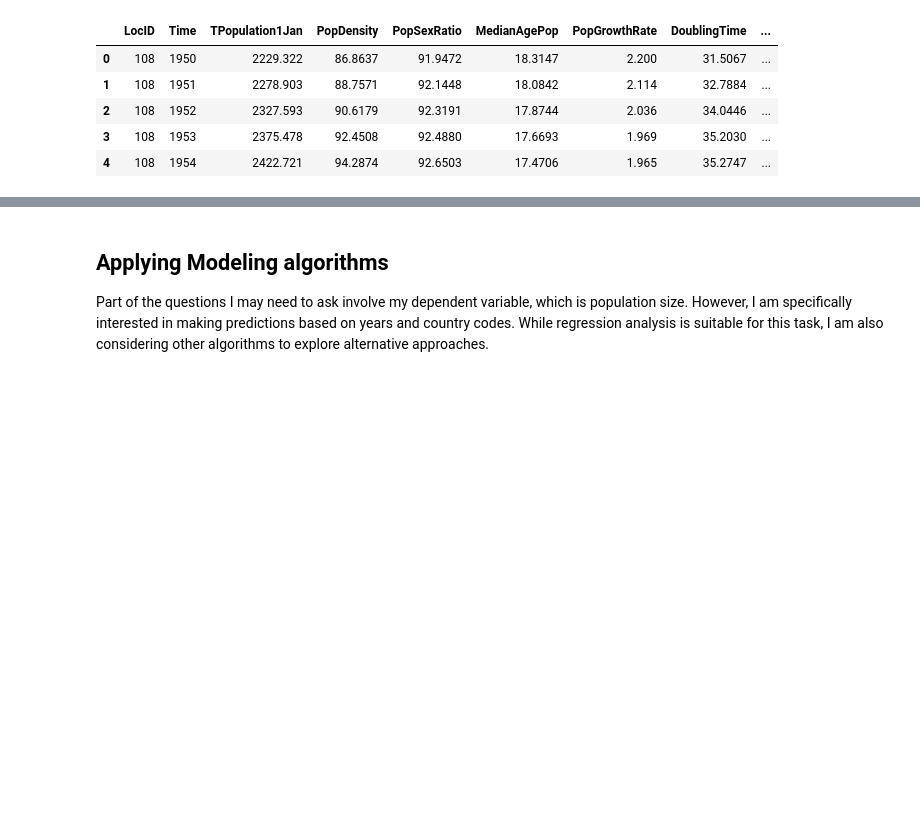
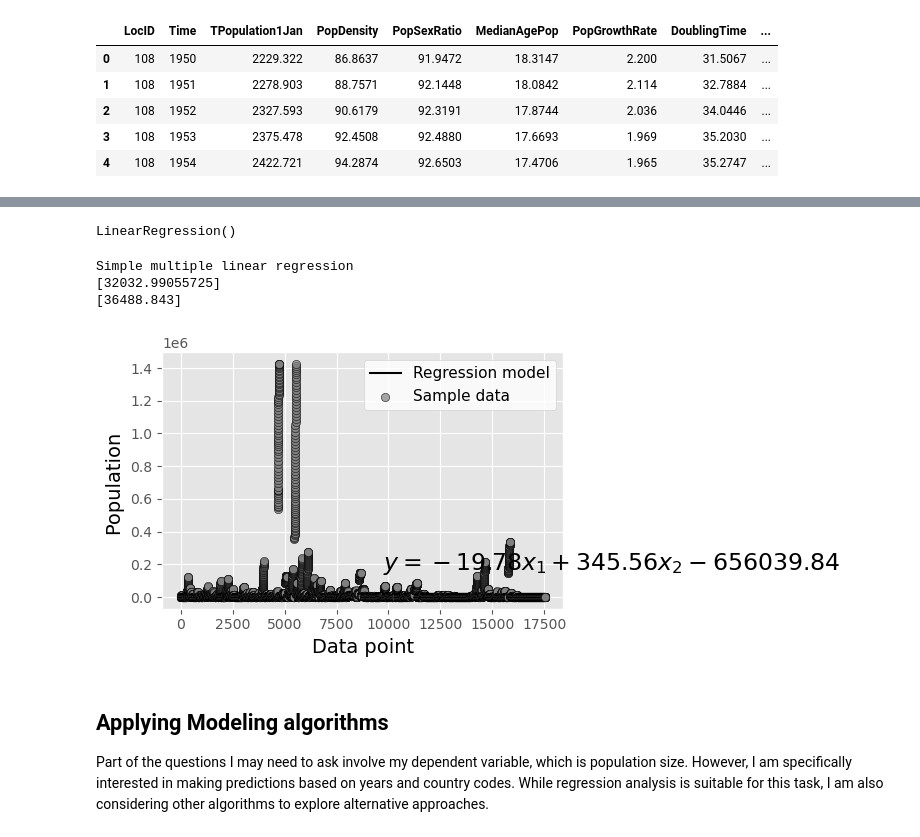
Before and after one commit to t-developerDataAnalysis/big-data-analytics-project, a Jupyter notebook: modeling.ipynb, the cells around one changed output, grey strips where cells are left out. Saved outputs shown, nothing was run; the diff lists cells and outputs as text; code cells hidden in the pictures; blank space fills up the shorter version.

Commit message:
Inclusion of the modeling for linear regressions

```diff
--- a/modeling.ipynb
+++ b/modeling.ipynb
@@ -62,3 +77,81 @@ population_data =  population_data_origin.drop("Location", axis='columns')
+# %%
+# Separate the independent variables (attributes) and the dependent variable
+X = population_data.drop('TPopulation1Jan', axis=1)  # The dependent variavle drop
+y = population_data['TPopulation1Jan']  # y for the dependent variable
+
+
+# Split the dataset into training and testing sets
+X_train, X_test, y_train, y_test = train_test_split(X, y, test_size=0.2, random_state=42)
+
+model = LinearRegression()
+model.fit(X_train[['LocID', 'Time']], y_train)
+# %% [output]
+LinearRegression()
+# %%
+#make a future prediction
+X_new = pd.DataFrame({'LocID': [504], 'Time': [2020]})
+
+# Predict the population
+population_pred = model.predict(X_new)
+
+print("Simple multiple linear regression ")
+
+print( population_pred )
+
+filter_column1_value = 504
+filter_column2_value = 2020
+
+#extracting the value from the
+filtered_df =    population_data[(population_data['LocID'] == filter_column1_value)
+                & (population_data['Time'] == filter_column2_value)]
+
+print(  filtered_df['TPopulation1Jan'].values )
+# %% [output]
+Simple multiple linear regression
+[32032.99055725]
+[36488.843]
+# %%
+import matplotlib.pyplot as plt
+import numpy as np
+
+plt.style.use('default')
+plt.style.use('ggplot')
+
+fig, ax = plt.subplots(figsize=(7, 3.5))
+
+#Distinct the values for the countries in order for the first x1_pred
+sorted_values = X['LocID'].drop_duplicates().sort_values()
+
+# Generate data for visualization
+x1_pred = np.linspace(np.min(sorted_values), np.max(sorted_values), len(sorted_values))
+attribute_name = 'Time'
+
+# Get the minimum and maximum values of the selected attribute
+min_value = np.min(X[attribute_name])
+max_value = np.max(X[attribute_name])
+
+x2_pred_resized = np.linspace(min_value, max_value, len(x1_pred))
+
+X_pred = np.column_stack((x1_pred, x2_pred_resized))  # Combine both parameters
+
+y_pred = model.predict(X_pred)  # Predicted values for the combined parameters
+
+# Visualization
+ax.plot(y_pred, color='k', label='Regression model')
+ax.scatter(range(len(y)), y, edgecolor='k', facecolor='grey', alpha=0.7, label='Sample data')
+
+ax.set_ylabel('Population ', fontsize=14)
+ax.set_xlabel('Data point', fontsize=14)
+
+ax.legend(facecolor='white', fontsize=11)
+ax.text(0.55, 0.15, '$y = %.2f x_1 + %.2f x_2 - %.2f $' % (model.coef_[0], model.coef_[1], abs(model.intercept_)),
+        fontsize=17, transform=ax.transAxes)
+
+fig.tight_layout()
+
+plt.show()
+# %% [output]
+[figure, added]
 # %% [markdown]
 ## Applying Modeling algorithms
 
```
Also changed, not shown: parts of 17 cells of this notebook, 3 other files.
